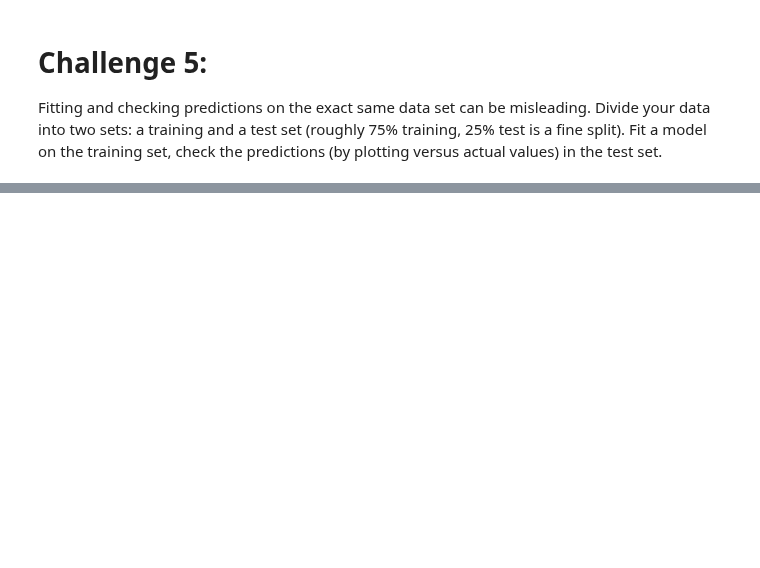
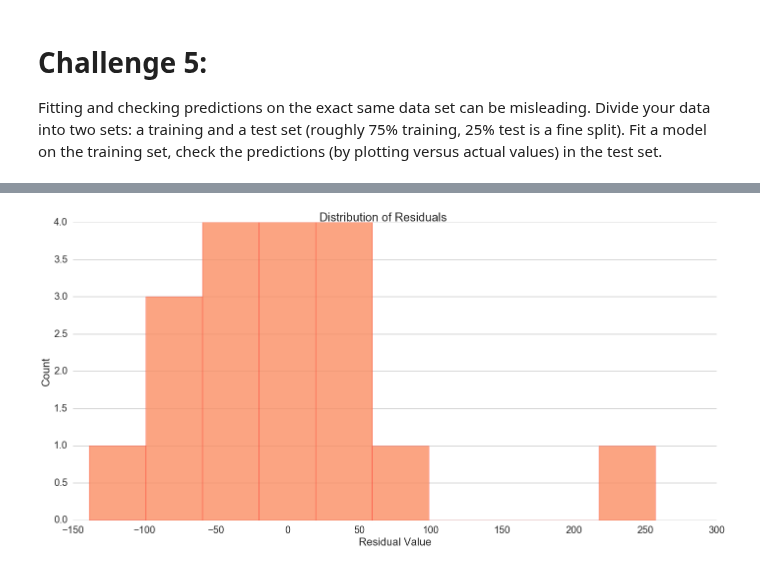
Before and after one commit to robinsones/dsp, a Jupyter notebook: challenges/submissions/03-linear_splitting/bryant/03-linear_splitting.ipynb, the cells around one changed output, grey strips where cells are left out. Drawn from its saved outputs; the diff is of its cells as text; code cells hidden in the pictures; blank space fills up the shorter version.

```diff
--- a/challenges/submissions/03-linear_splitting/bryant/03-linear_splitting.ipynb
+++ b/challenges/submissions/03-linear_splitting/bryant/03-linear_splitting.ipynb
@@ -312,3 +403,11 @@ ___
 # %% [markdown]
 # <a id='5'></a>Challenge 5:
 Fitting and checking predictions on the exact same data set can be misleading. Divide your data into two sets: a training and a test set (roughly 75% training, 25% test is a fine split). Fit a model on the training set, check the predictions (by plotting versus actual values) in the test set.
+# %%
+# split data set 80/20 train/test
+from sklearn.cross_validation import train_test_split
+X_train, X_test, y_train, y_test = train_test_split(X4, y4, test_size=0.20, random_state=9)
+# %%
+# linear regression model
+lrm5 = LinearRegression()
+mdl5 = lrm5.fit(X_train,y_train)
@@ -314,0 +439,30 @@ Fitting and checking predictions on the exact same data set can be misleading. D
+# %%
+# make figure
+fig = plt.figure(figsize=(20,10))
+ax = fig.add_subplot(111)
+
+colors = sns.color_palette('Set2',12)
+
+res = y_test - mdl5.predict(X_test)
+res = res['Dom_Gross']
+ax.hist(res, edgecolor='r', alpha = 0.8, color=colors[1])
+
+# labels/titles
+plt.suptitle('Distribution of Residuals')
+plt.ylabel('Count')
+plt.xlabel('Residual Value')
+
+# remove border
+ax.spines["top"].set_visible(False)
+ax.spines["right"].set_visible(False)
+ax.spines["bottom"].set_visible(False)
+ax.spines["left"].set_visible(False)
+
+# show grid
+ax.yaxis.grid(True)
+
+# plot that biddy
+plt.tight_layout()
+_ = plt.show()
+# %% [output]
+[figure, added]
```
Also changed, not shown: parts of 18 cells of this notebook.
